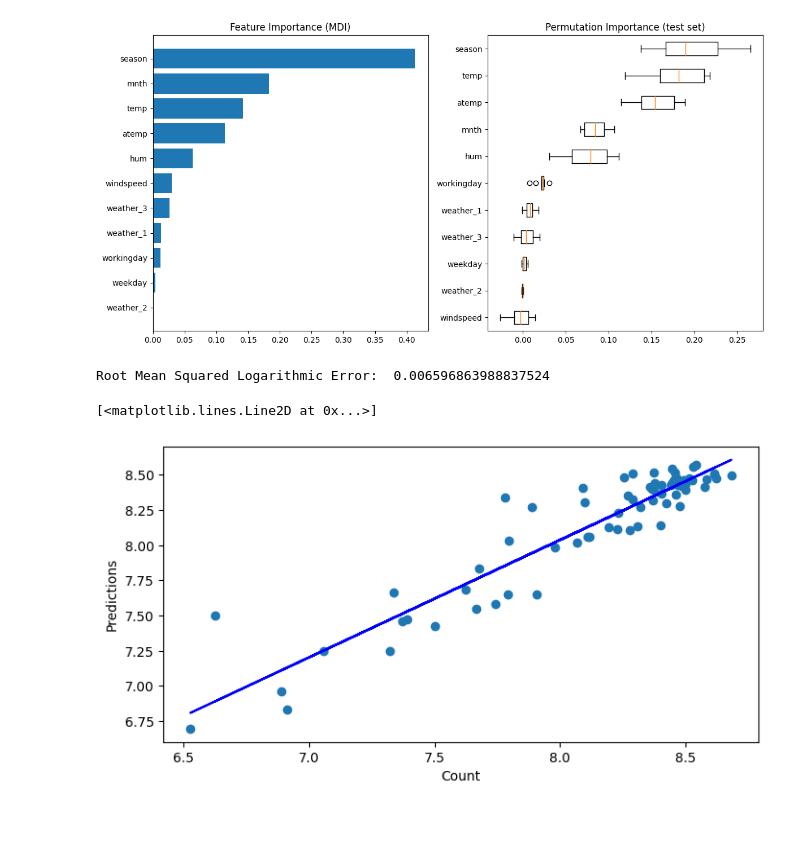
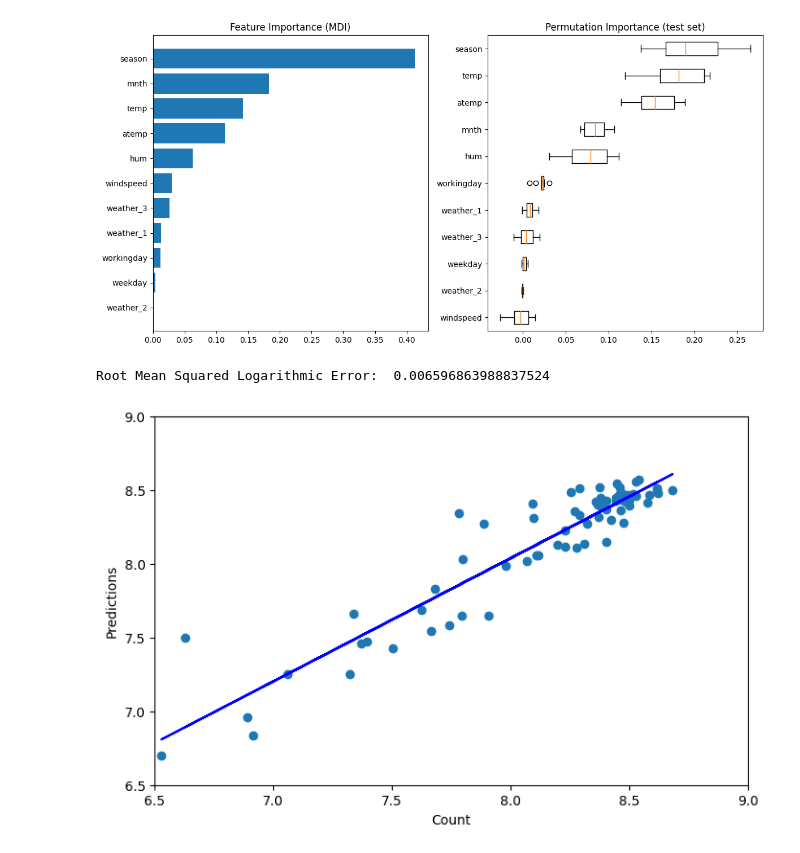
Before and after one commit to OdedHellman/Bike-Sharing-Demand---Kaggle-Competition, a Jupyter notebook: competition_notebook.ipynb, the cells around one changed output. Drawn from its saved outputs; the diff is of its cells as text; code cells hidden in the pictures; blank space fills up the shorter version.

```diff
--- a/competition_notebook.ipynb
+++ b/competition_notebook.ipynb
@@ -410,7 +404,7 @@ def remove_numeric_outliers(df, threshold=3):
     return df
 # %%
 print(f'Before removing outliers, the dataset has {len(df)} rows')
-threshold = 2.8 # arbitrary threshold -> check what works best
+threshold = 2.9 # arbitrary threshold -> check what works best
 df = remove_cat_outliers_with_respect_to_target(df, 'cnt', threshold)
 df = remove_numeric_outliers(df, threshold)
 print(f'After removing outliers, the dataset has {len(df)} rows')
@@ -464,11 +458,10 @@ def rmsle(y_true, y_pred, convertExp=True):
 #     terms_to_sum = [(math.log(y_pred[i] + 1) - math.log(y_true[i] + 1)) ** 2.0 for i, _ in enumerate(y_pred)]
 #     return (sum(terms_to_sum) * (1.0/len(y_true))) ** 0.5
 
-
 param_grid = {
             'random_state':[42],
-            'n_estimators': [50, 100, 120, 140, 500, 1000, 2000, 4000, 5000, 5250, 5500, 5750, 6000],
-            'learning_rate': [0.05, 0.1, 0.15, 0.02],
+            'n_estimators': [80, 90, 100, 110, 120, 130, 140, 150, 500],
+            'learning_rate': [0.05, 0.075, 0.1],
             }
 
 grid_search = GridSearchCV(estimator=GradientBoostingRegressor(),
@@ -540,27 +533,30 @@ plt.show()
 # %%
 pred = model.predict(X_test)
 
 y_test = np.array(y_test) if isinstance(y_test, pd.Series) else y_test
 pred = np.array(pred) if isinstance(pred, pd.Series) else pred
 print('Root Mean Squared Logarithmic Error: ', rmsle(y_test, pred, False))
 
 ############################ Use LinearReg to predict cnt ######################################
 from sklearn import linear_model
 
 reg_y_test = y_test.reshape(-1, 1)
 reg_pred = pred.reshape(-1, 1)
 reg = linear_model.LinearRegression()
 reg.fit(reg_y_test, reg_pred)
 
-plt.figure(figsize = (8,4))
+
+plt.figure(figsize = (8, 5))
 plt.xlabel("Count")
 plt.ylabel("Predictions")
 plt.scatter(reg_y_test, reg_pred)
 plt.plot(reg_y_test, reg.predict(reg_y_test), color='blue')
+plt.xlim(6.5, 9)
+plt.ylim(6.5, 9)
+plt.show()
 # %% [output]
 Root Mean Squared Logarithmic Error:  0.006596863988837524
-[<matplotlib.lines.Line2D at 0x...>]
-[figure, old version]
+[figure, new version]
 # %%
 #submission
 pred = model.predict(test_df)
```
Also changed, not shown: parts of 5 cells of this notebook.
